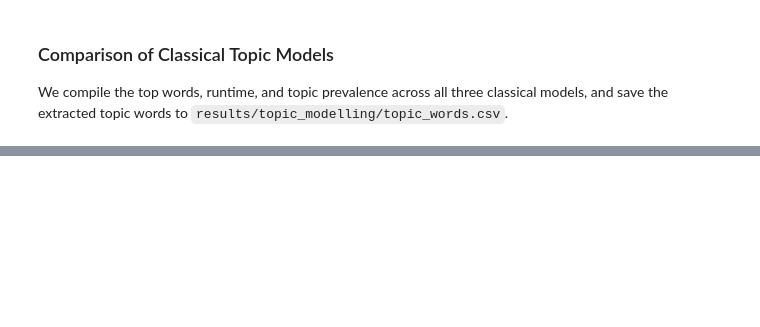
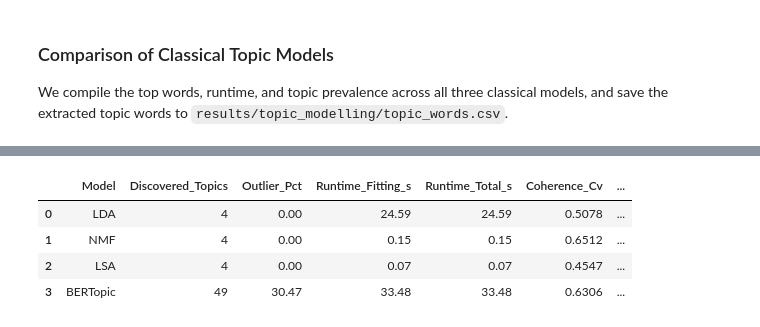
Before and after one commit to Yiyoyu/NewsScope, a Jupyter notebook: notebooks/05_topic_modelling.ipynb, the cells around one changed output, grey strips where cells are left out. Saved outputs shown, nothing was run; the diff lists cells and outputs as text; code cells hidden in the pictures; blank space fills up the shorter version.

```diff
--- a/notebooks/05_topic_modelling.ipynb
+++ b/notebooks/05_topic_modelling.ipynb
@@ -415,0 +726,94 @@ The classical models in Stage B provide a solid baseline against which BERTopic'
+# %%
+from sklearn.metrics import normalized_mutual_info_score
+
+# Extract document dominant topic assignments
+lda_dominant = np.argmax(classical_doc_topics["LDA"], axis=1)
+nmf_dominant = np.argmax(classical_doc_topics["NMF"], axis=1)
+lsa_dominant = np.argmax(classical_doc_topics["LSA"], axis=1)
+bertopic_arr = np.array(topics)
+
+# Calculate NMI scores
+nmi_lda = normalized_mutual_info_score(true_labels, lda_dominant)
+nmi_nmf = normalized_mutual_info_score(true_labels, nmf_dominant)
+nmi_lsa = normalized_mutual_info_score(true_labels, lsa_dominant)
+nmi_bert_all = normalized_mutual_info_score(true_labels, bertopic_arr)
+
+# BERTopic excluding outliers
+non_outlier_mask = bertopic_arr != -1
+nmi_bert_clean = normalized_mutual_info_score(
+    true_labels[non_outlier_mask],
+    bertopic_arr[non_outlier_mask]
+)
+
+nmi_records = [
+    {"Model": "LDA", "Evaluation_Scope": "All Documents (3,000)", "Topics": 4, "NMI": round(nmi_lda, 4)},
+    {"Model": "NMF", "Evaluation_Scope": "All Documents (3,000)", "Topics": 4, "NMI": round(nmi_nmf, 4)},
+    {"Model": "LSA", "Evaluation_Scope": "All Documents (3,000)", "Topics": 4, "NMI": round(nmi_lsa, 4)},
+    {"Model": "BERTopic (All Docs)", "Evaluation_Scope": "All Documents (incl. outliers)", "Topics": total_topics_discovered + 1, "NMI": round(nmi_bert_all, 4)},
+    {"Model": "BERTopic (Clean)", "Evaluation_Scope": "Non-Outliers Only (2,086)", "Topics": total_topics_discovered, "NMI": round(nmi_bert_clean, 4)},
+]
+df_nmi = pd.DataFrame(nmi_records)
+nmi_path = results_dir / "topic_nmi_comparison.csv"
+df_nmi.to_csv(nmi_path, index=False)
+print(f"Saved NMI comparison to: {nmi_path}")
+display(df_nmi)
+
+# Consolidated Master Comparison Table
+comparison_records = [
+    {
+        "Model": "LDA",
+        "Discovered_Topics": 4,
+        "Outlier_Pct": 0.0,
+        "Runtime_Fitting_s": round(classical_runtimes["LDA"], 2),
+        "Runtime_Total_s": round(classical_runtimes["LDA"], 2),
+        "Coherence_Cv": df_coherence.loc[df_coherence['Model'] == 'LDA', 'C_v'].values[0],
+        "Coherence_NPMI": df_coherence.loc[df_coherence['Model'] == 'LDA', 'C_NPMI'].values[0],
+        "Topic_Diversity": df_diversity.loc[df_diversity['Model'] == 'LDA', 'Topic_Diversity'].values[0],
+        "NMI_All_Docs": round(nmi_lda, 4),
+        "NMI_Excl_Outliers": np.nan
+    },
+    {
+        "Model": "NMF",
+        "Discovered_Topics": 4,
+        "Outlier_Pct": 0.0,
+        "Runtime_Fitting_s": round(classical_runtimes["NMF"], 2),
+        "Runtime_Total_s": round(classical_runtimes["NMF"], 2),
+        "Coherence_Cv": df_coherence.loc[df_coherence['Model'] == 'NMF', 'C_v'].values[0],
+        "Coherence_NPMI": df_coherence.loc[df_coherence['Model'] == 'NMF', 'C_NPMI'].values[0],
+        "Topic_Diversity": df_diversity.loc[df_diversity['Model'] == 'NMF', 'Topic_Diversity'].values[0],
+        "NMI_All_Docs": round(nmi_nmf, 4),
+        "NMI_Excl_Outliers": np.nan
+    },
+    {
+        "Model": "LSA",
+        "Discovered_Topics": 4,
+        "Outlier_Pct": 0.0,
+        "Runtime_Fitting_s": round(classical_runtimes["LSA"], 2),
+        "Runtime_Total_s": round(classical_runtimes["LSA"], 2),
+        "Coherence_Cv": df_coherence.loc[df_coherence['Model'] == 'LSA', 'C_v'].values[0],
+        "Coherence_NPMI": df_coherence.loc[df_coherence['Model'] == 'LSA', 'C_NPMI'].values[0],
+        "Topic_Diversity": df_diversity.loc[df_diversity['Model'] == 'LSA', 'Topic_Diversity'].values[0],
+        "NMI_All_Docs": round(nmi_lsa, 4),
+        "NMI_Excl_Outliers": np.nan
+    },
+    {
+        "Model": "BERTopic",
+        "Discovered_Topics": total_topics_discovered,
+        "Outlier_Pct": round(outlier_pct, 2),
+        "Runtime_Fitting_s": round(fit_time, 2),
+        "Runtime_Total_s": round(bertopic_total_time, 2),
+        "Coherence_Cv": df_coherence.loc[df_coherence['Model'] == 'BERTopic', 'C_v'].values[0],
+        "Coherence_NPMI": df_coherence.loc[df_coherence['Model'] == 'BERTopic', 'C_NPMI'].values[0],
+        "Topic_Diversity": df_diversity.loc[df_diversity['Model'] == 'BERTopic', 'Topic_Diversity'].values[0],
+        "NMI_All_Docs": round(nmi_bert_all, 4),
+        "NMI_Excl_Outliers": round(nmi_bert_clean, 4)
+    }
+]
+df_comparison = pd.DataFrame(comparison_records)
+comp_path = results_dir / "topic_model_comparison.csv"
+df_comparison.to_csv(comp_path, index=False)
+print(f"\nSaved consolidated model comparison to: {comp_path}")
+
+print("\n=== Consolidated Topic Models Evaluation Table ===")
+display(df_comparison)
+# %% [output]
@@ -415,0 +830,5 @@ The classical models in Stage B provide a solid baseline against which BERTopic'
+|  | Model | Discovered_Topics | Outlier_Pct | Runtime_Fitting_s | Runtime_Total_s | Coherence_Cv | ... |
+| 0 | LDA | 4 | 0.00 | 24.59 | 24.59 | 0.5078 | ... |
+| 1 | NMF | 4 | 0.00 | 0.15 | 0.15 | 0.6512 | ... |
+| 2 | LSA | 4 | 0.00 | 0.07 | 0.07 | 0.4547 | ... |
+| 3 | BERTopic | 49 | 30.47 | 33.48 | 33.48 | 0.6306 | ... |
```
Also changed, not shown: parts of 23 cells of this notebook, 26 other files.
